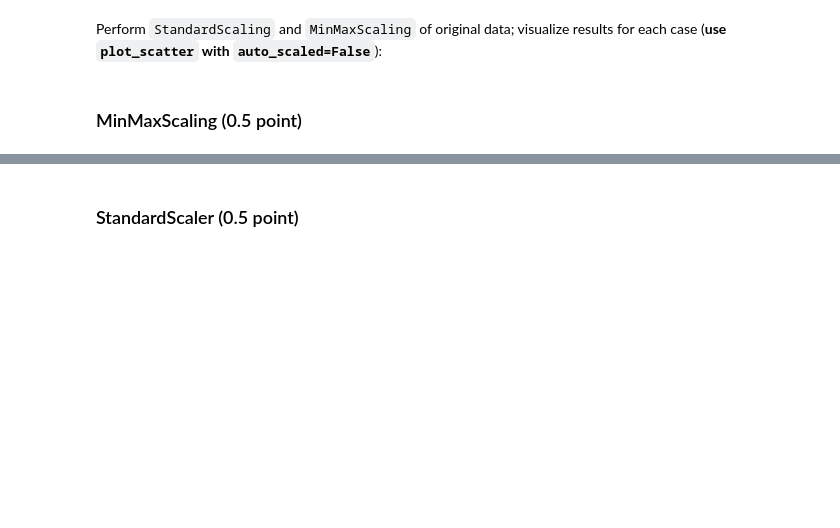
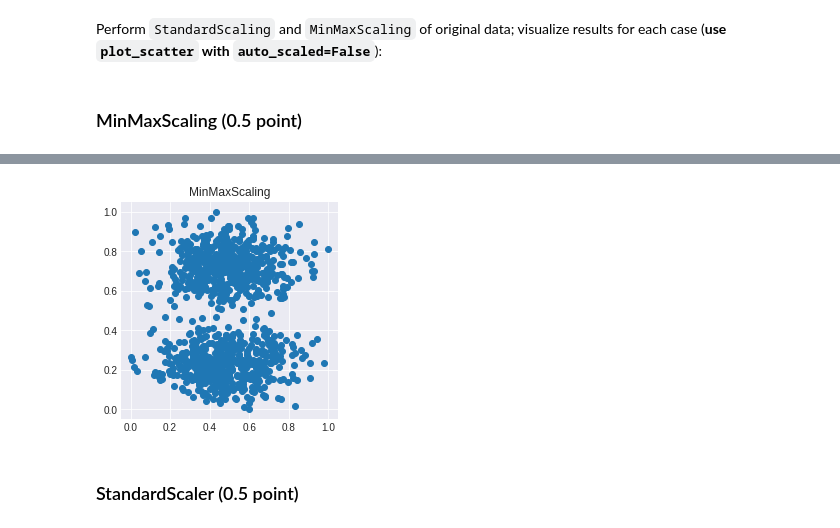
Before and after one commit to galamuz/ml-intro-2, a Jupyter notebook: 6_feature_engineering_selection/homework.ipynb, the cells around one changed output, grey strips where cells are left out. Cells and saved outputs as stored; diff of their text form; code cells hidden in the pictures; blank space fills up the shorter version.

```diff
--- a/6_feature_engineering_selection/homework.ipynb
+++ b/6_feature_engineering_selection/homework.ipynb
@@ -121,2 +131,7 @@ NameError: name 'X' is not defined
+# %%
+x_scaled = MinMaxScaler().fit_transform(data)
+plot_scatter(x_scaled[:, 0], x_scaled[:, 1], auto_scaled=False, title='MinMaxScaling')
+# %% [output]
+[figure, added]
 # %% [markdown]
 ### StandardScaler (0.5 point)
```
Also changed, not shown: parts of 35 cells of this notebook.
